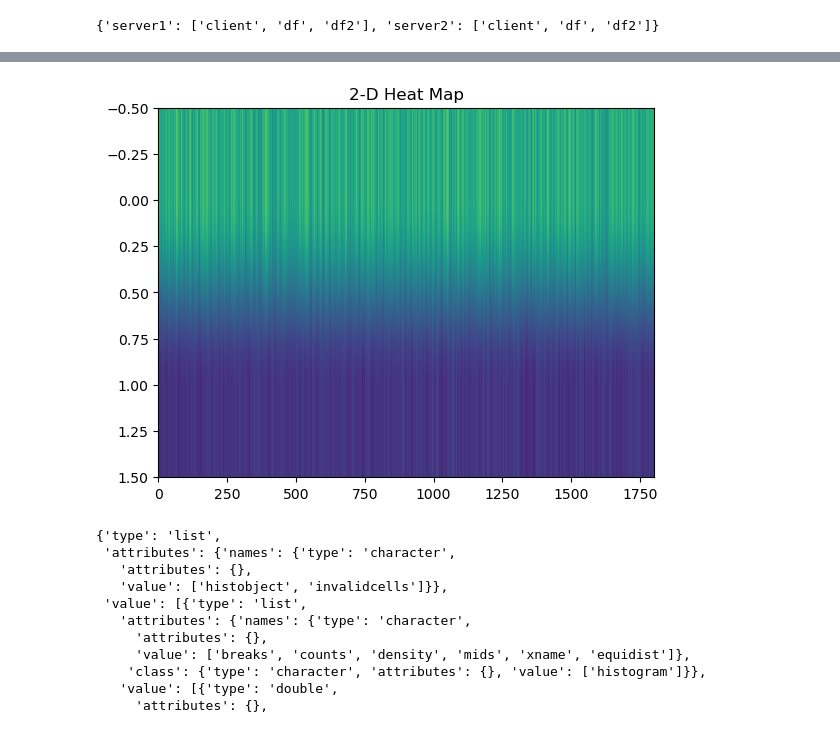
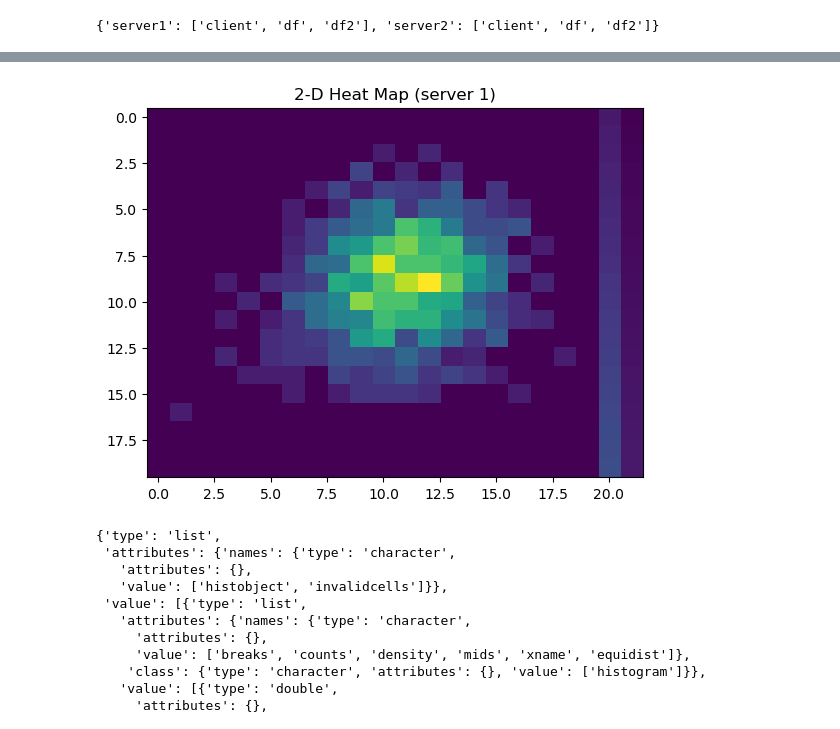
Before and after one commit to epigeny/eucanconnect, a Jupyter notebook: datashield.py.ipynb, the cells around one changed output, grey strips where cells are left out. Saved outputs shown, nothing was run; the diff lists cells and outputs as text; code cells hidden in the pictures.

Commit message:
heatmap

```diff
--- a/datashield.py.ipynb
+++ b/datashield.py.ipynb
@@ -159,20 +138,4 @@ data['server1']
 # %%
-x = data['server1'][0]
-y = data['server1'][1]
-xmin = min(x)
-xmax = max(x)
-ymin = min(y)
-ymax = max(y)
-xrange = xmax - xmin
-yrange = ymax - ymin
 numints = 20
-xinterval = xrange / numints
-yinterval = yrange / numints
-import numpy as np
-xcuts = np.arange(xmin, xmax, xinterval)
-#xcuts[numints] = xcuts[numints] * 1.001
-ycuts = np.arange(ymin, ymax, yinterval)
-#ycuts[numints] = ycuts[numints] * 1.001
-xmids = np.arange(xmin + xinterval / 2, xmax - xinterval / 2, xinterval)
-ymids = np.arange(ymin + yinterval / 2, ymax - yinterval / 2, yinterval)
-# TODO grid density
+densityGrid = session.aggregate(f'densityGridDS(df2$LAB_TSC, df2$LAB_HDL, limits=FALSE, x.min=NULL, x.max=NULL, y.min=NULL, y.max=NULL, numints = {numints})')
+densityGrid['server1']
@@ -179,10 +160,10 @@ ymids = np.arange(ymin + yinterval / 2, ymax - yinterval / 2, yinterval)
 # %%
 import matplotlib.pyplot as plt
-plt.imshow(data['server1'], aspect='auto')
-plt.title( "2-D Heat Map" )
+plt.imshow(densityGrid['server1'], aspect='auto')
+plt.title( "2-D Heat Map (server 1)" )
 plt.show()
 # %% [output]
-[figure, old version]
+[figure, new version]
 # %%
 data = session.aggregate('histogramDS2(df2$LAB_GLUC_ADJUSTED, num.breaks=20, min=0, max=20, method.indicator=1, k=3, noise=0.25)')
 data['server1']
```
Also changed, not shown: parts of 2 cells of this notebook.
